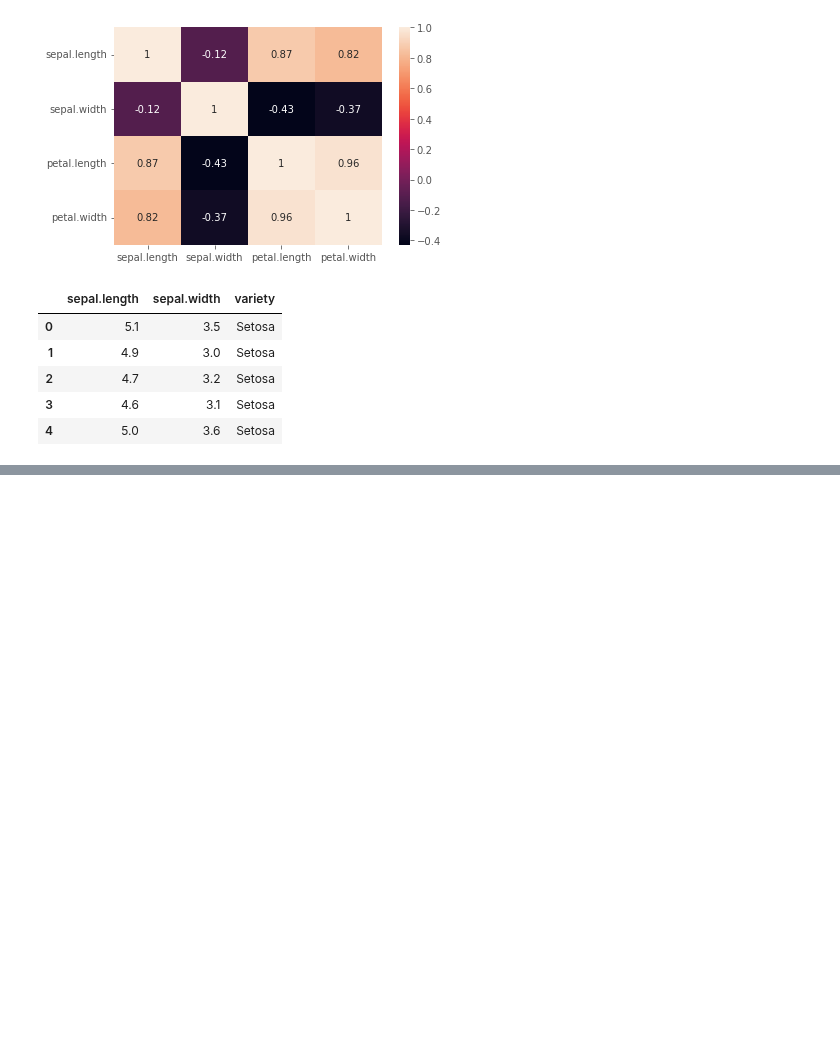
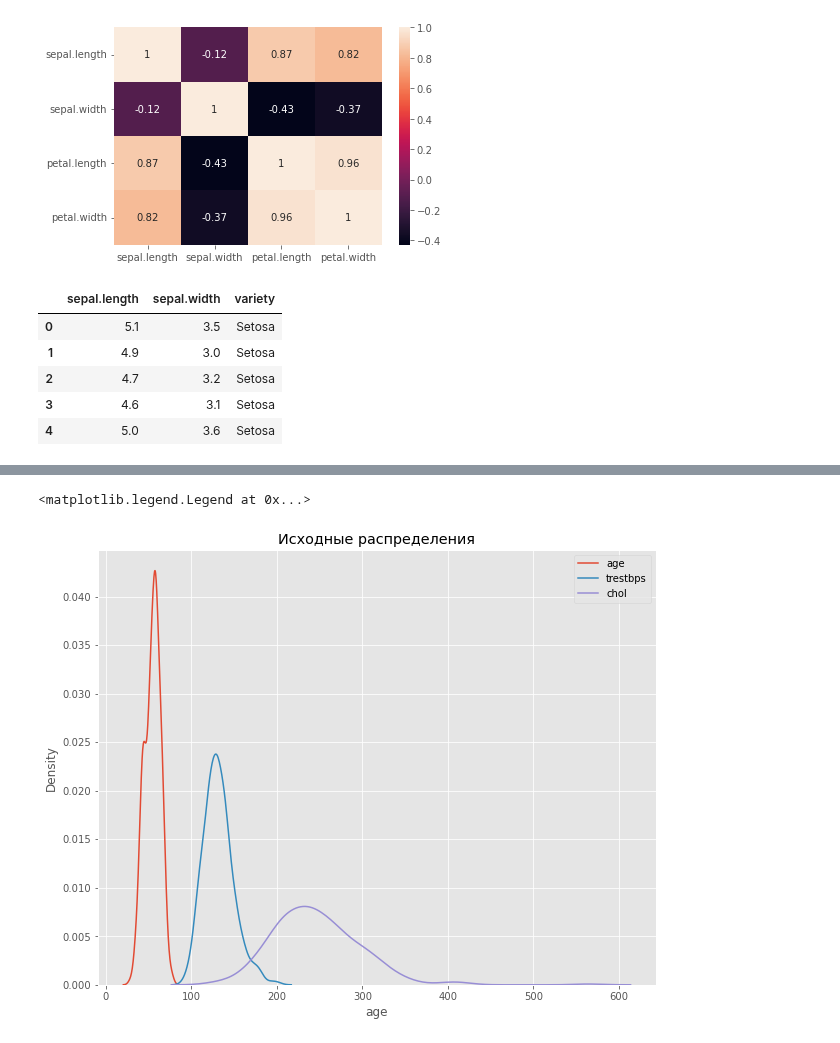
Before and after one commit to FreeRadical1320/sf_data_science, a Jupyter notebook: practice/EDA_3.ipynb, the cells around one changed output, grey strips where cells are left out. Drawn from its saved outputs; the diff is of its cells as text; code cells hidden in the pictures; blank space fills up the shorter version.

```diff
--- a/practice/EDA_3.ipynb
+++ b/practice/EDA_3.ipynb
@@ -771,0 +981,14 @@ iris.head()
+# %%
+fig, (ax1) = plt.subplots(ncols=1, figsize=(10, 8))
+ax1.set_title('Исходные распределения')
+
+# kdeplot() (KDE – оценка плотности ядра) – специальный метод для графиков распределений
+sns.kdeplot(heart['age'], ax=ax1, label ='age')
+sns.kdeplot(heart['trestbps'], ax=ax1, label ='trestbps')
+sns.kdeplot(heart['chol'], ax=ax1, label ='chol')
+#sns.kdeplot(heart['thalach'], ax=ax1, label ='thalach')
+#sns.kdeplot(heart['oldpeak'], ax=ax1, label ='oldpeak')
+plt.legend()
+# %% [output]
+<matplotlib.legend.Legend at 0x...>
+[figure, added]
```
Also changed, not shown: parts of 26 cells of this notebook, 2 other files.
